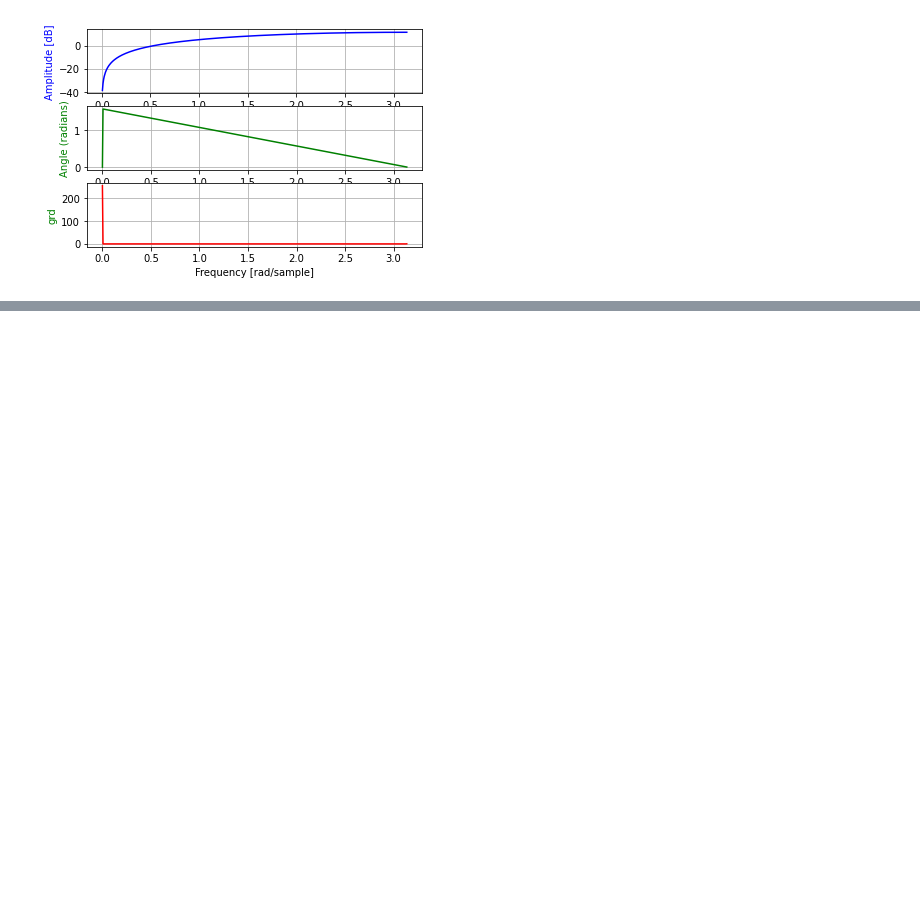
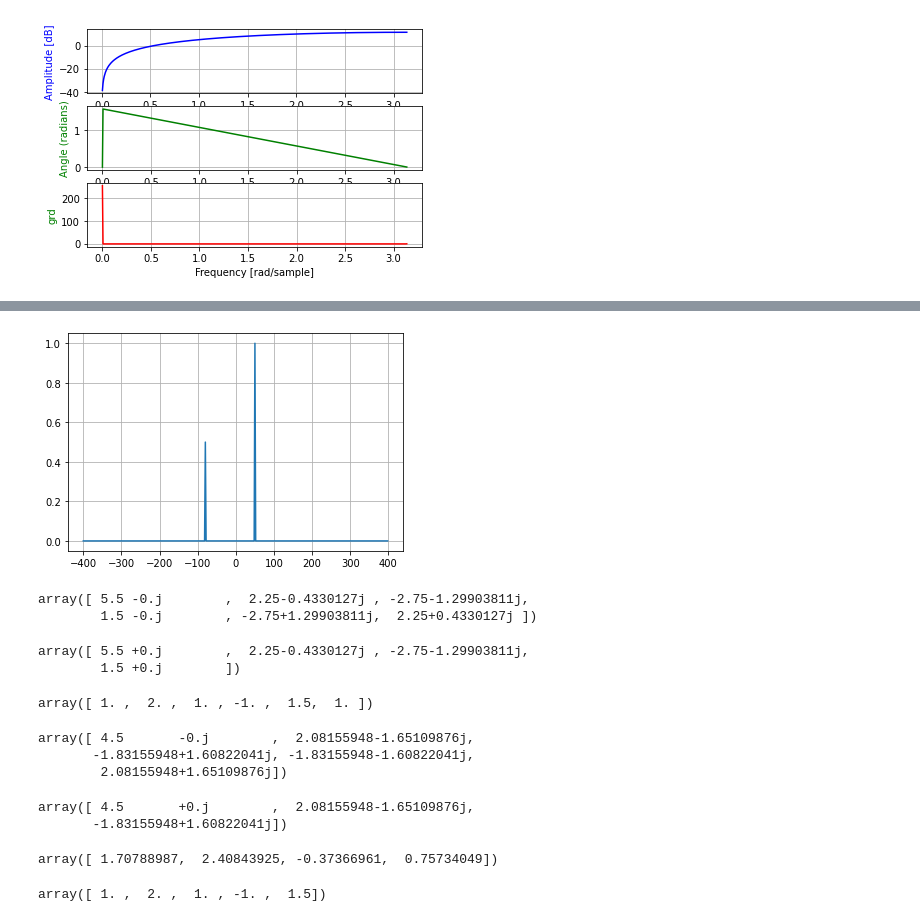
Before and after one commit to liletian/python, a Jupyter notebook: signal_transformation.ipynb, the cells around one changed output, grey strips where cells are left out. Cells and saved outputs as stored; diff of their text form; code cells hidden in the pictures; blank space fills up the shorter version.

```diff
--- a/signal_transformation.ipynb
+++ b/signal_transformation.ipynb
@@ -289,0 +370,35 @@ plt.show()
+# %%
+from scipy.fft import fft, fftfreq, fftshift
+# number of signal points
+N = 400
+# sample spacing
+T = 1.0 / 800.0
+x = np.linspace(0.0, N*T, N, endpoint=False)
+y = np.exp(50.0 * 1.j * 2.0*np.pi*x) + 0.5*np.exp(-80.0 * 1.j * 2.0*np.pi*x)
+yf = fft(y)
+xf = fftfreq(N, T)
+xf = fftshift(xf)
+yplot = fftshift(yf)
+import matplotlib.pyplot as plt
+plt.plot(xf, 1.0/N * np.abs(yplot))
+plt.grid()
+plt.show()
+# %% [output]
+[figure, added]
+# %%
+from scipy.fft import fft, rfft, irfft
+x = np.array([1.0, 2.0, 1.0, -1.0, 1.5, 1.0])
+fft(x)
+# %% [output]
+array([ 5.5 -0.j        ,  2.25-0.4330127j , -2.75-1.29903811j,
+        1.5 -0.j        , -2.75+1.29903811j,  2.25+0.4330127j ])
+# %%
+yr = rfft(x)
+yr
+# %% [output]
+array([ 5.5 +0.j        ,  2.25-0.4330127j , -2.75-1.29903811j,
+        1.5 +0.j        ])
+# %%
+irfft(yr)
+# %% [output]
+array([ 1. ,  2. ,  1. , -1. ,  1.5,  1. ])
@@ -289,0 +407,20 @@ plt.show()
+# %%
+fft(x)
+# %% [output]
+array([ 4.5       -0.j        ,  2.08155948-1.65109876j,
+       -1.83155948+1.60822041j, -1.83155948-1.60822041j,
+        2.08155948+1.65109876j])
+# %%
+yr = rfft(x)
+yr
+# %% [output]
+array([ 4.5       +0.j        ,  2.08155948-1.65109876j,
+       -1.83155948+1.60822041j])
+# %%
+irfft(yr)
+# %% [output]
+array([ 1.70788987,  2.40843925, -0.37366961,  0.75734049])
+# %%
+irfft(yr, n=len(x))
+# %% [output]
+array([ 1. ,  2. ,  1. , -1. ,  1.5])
```
Also changed, not shown: parts of 40 cells of this notebook.
